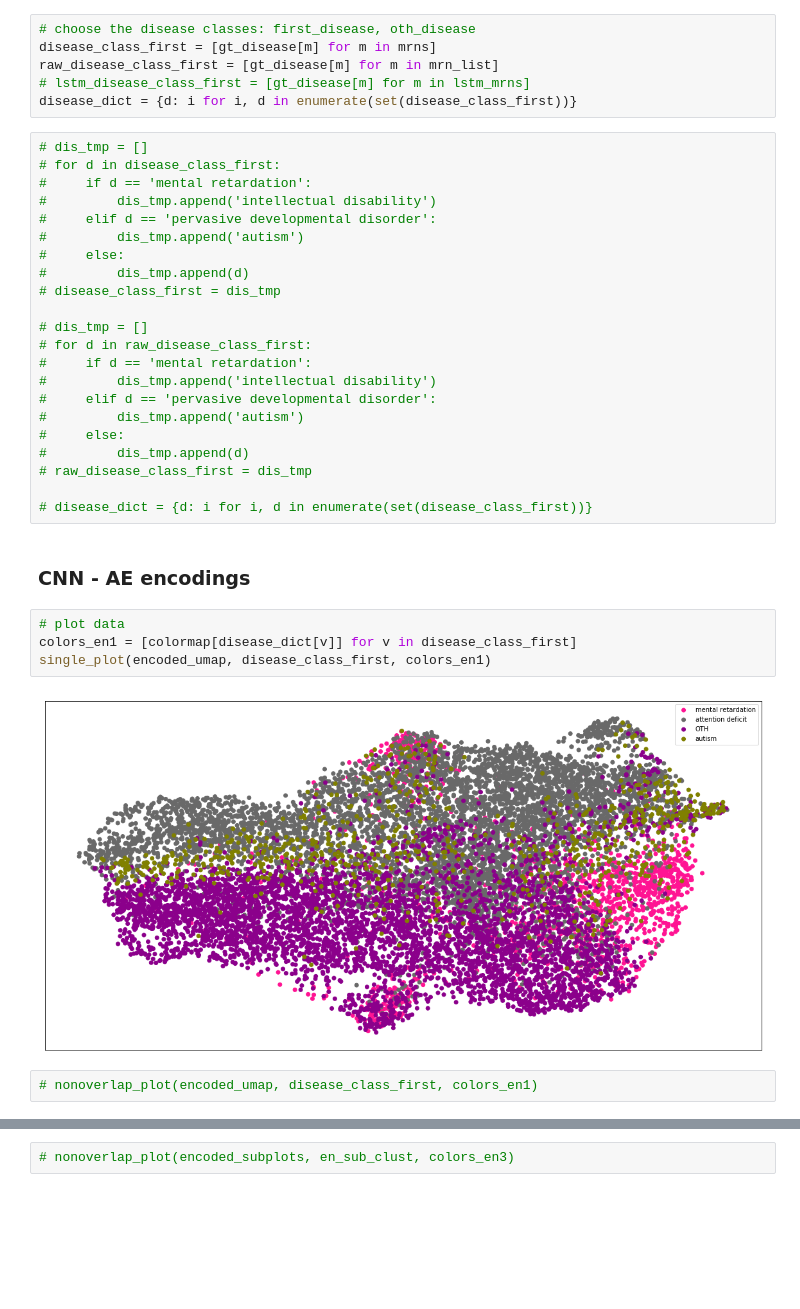
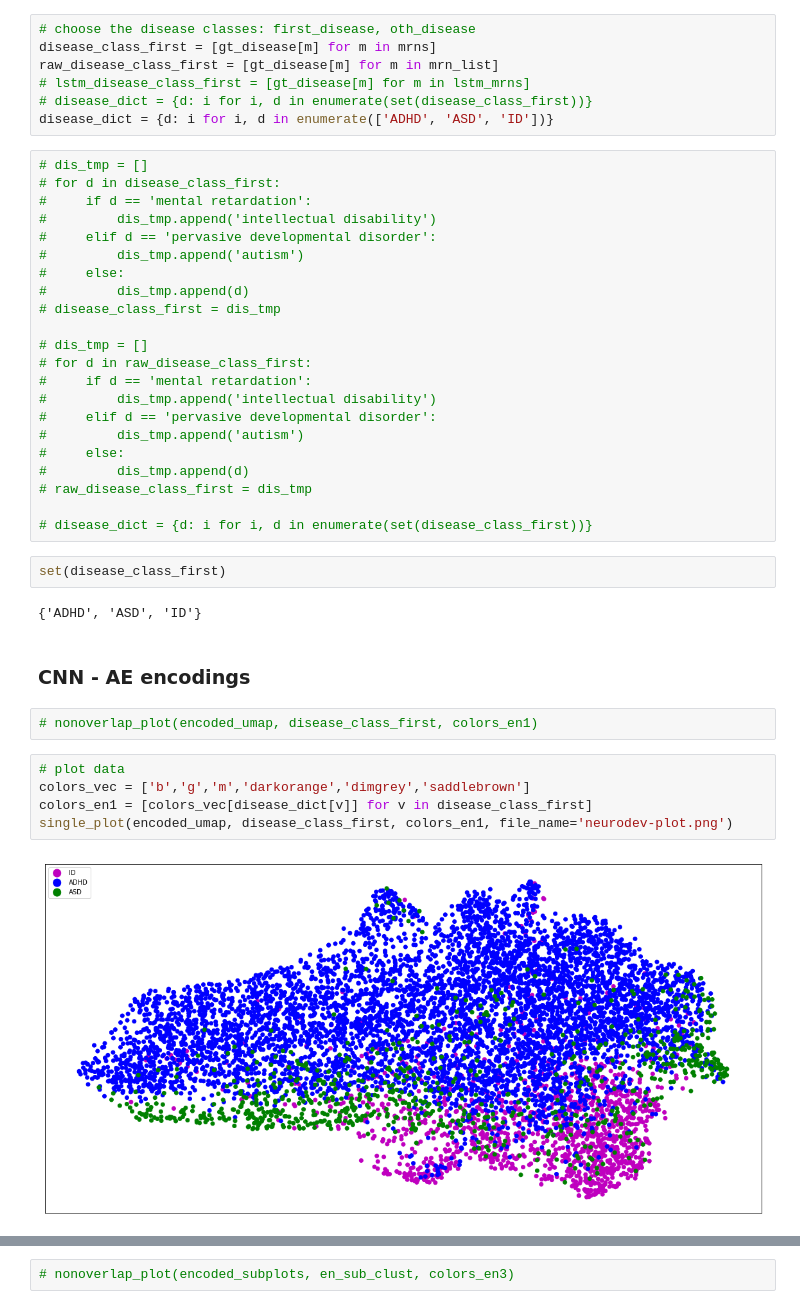
Before and after one commit to landiisotta/stratification_ILRM, a Jupyter notebook: src_v2/clustering_viz_long_AUTISM.ipynb, the cells around one changed output, grey strips where cells are left out. Saved outputs shown, nothing was run; the diff lists cells and outputs as text; blank space fills up the shorter version.

```diff
--- a/src_v2/clustering_viz_long_AUTISM.ipynb
+++ b/src_v2/clustering_viz_long_AUTISM.ipynb
@@ -508,7 +542,8 @@ Computed LSTM encoded vectors umap
 disease_class_first = [gt_disease[m] for m in mrns]
 raw_disease_class_first = [gt_disease[m] for m in mrn_list]
 # lstm_disease_class_first = [gt_disease[m] for m in lstm_mrns]
-disease_dict = {d: i for i, d in enumerate(set(disease_class_first))}
+# disease_dict = {d: i for i, d in enumerate(set(disease_class_first))}
+disease_dict = {d: i for i, d in enumerate(['ADHD', 'ASD', 'ID'])}
 # %%
 # dis_tmp = []
 # for d in disease_class_first:
@@ -531,13 +566,18 @@ disease_dict = {d: i for i, d in enumerate(set(disease_class_first))}
 # raw_disease_class_first = dis_tmp
 
 # disease_dict = {d: i for i, d in enumerate(set(disease_class_first))}
+# %%
+set(disease_class_first)
+# %% [output]
+{'ADHD', 'ASD', 'ID'}
 # %% [markdown]
 ### CNN - AE encodings
-# %%
-# plot data
-colors_en1 = [colormap[disease_dict[v]] for v in disease_class_first]
-single_plot(encoded_umap, disease_class_first, colors_en1)
-# %% [output]
-[figure, removed]
 # %%
 # nonoverlap_plot(encoded_umap, disease_class_first, colors_en1)
+# %%
+# plot data
+colors_vec = ['b','g','m','darkorange','dimgrey','saddlebrown']
+colors_en1 = [colors_vec[disease_dict[v]] for v in disease_class_first]
+single_plot(encoded_umap, disease_class_first, colors_en1, file_name='neurodev-plot.png')
+# %% [output]
+[figure, added]
```
Also changed, not shown: parts of 33 cells of this notebook, 39 other files.
